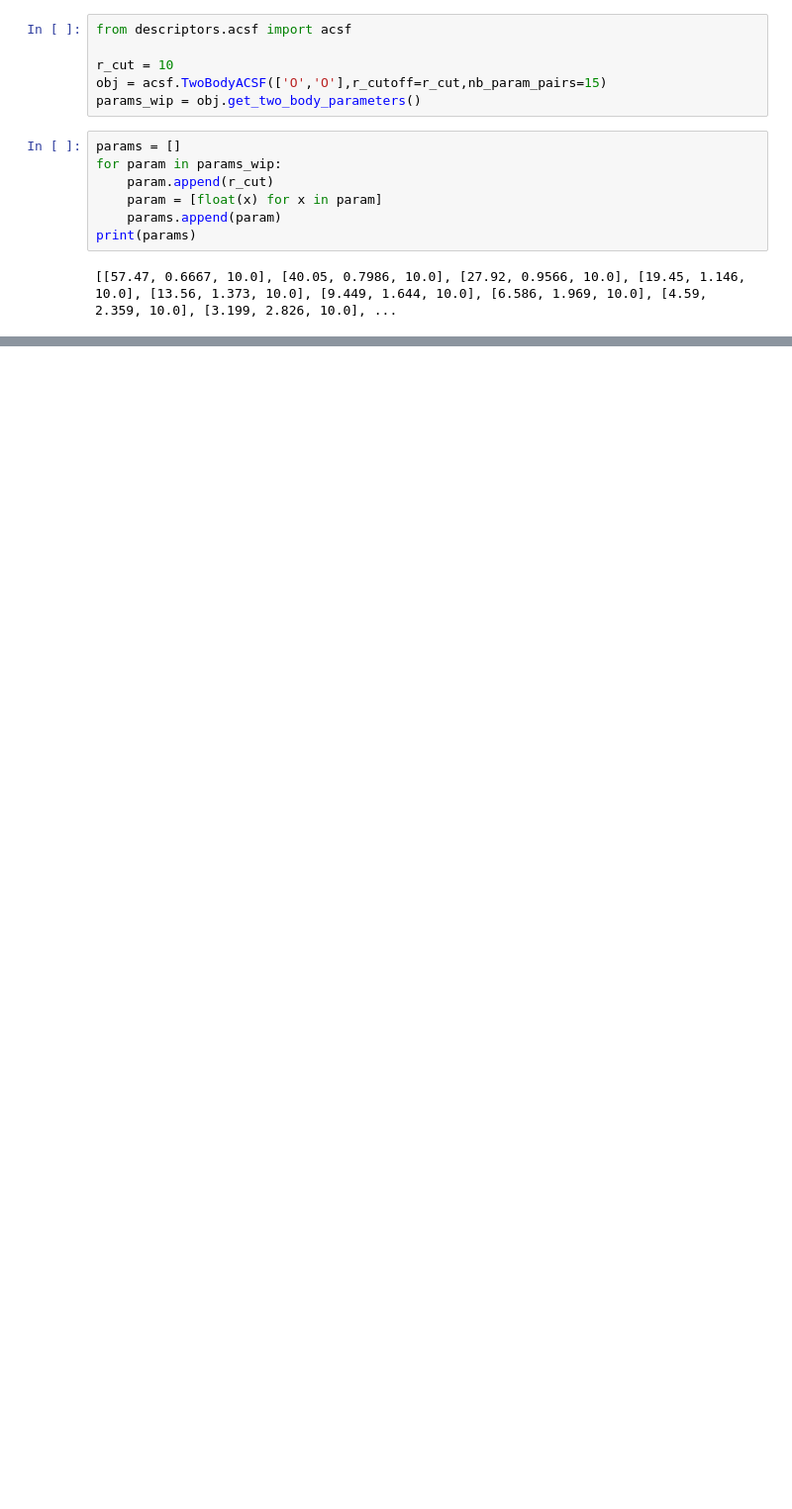
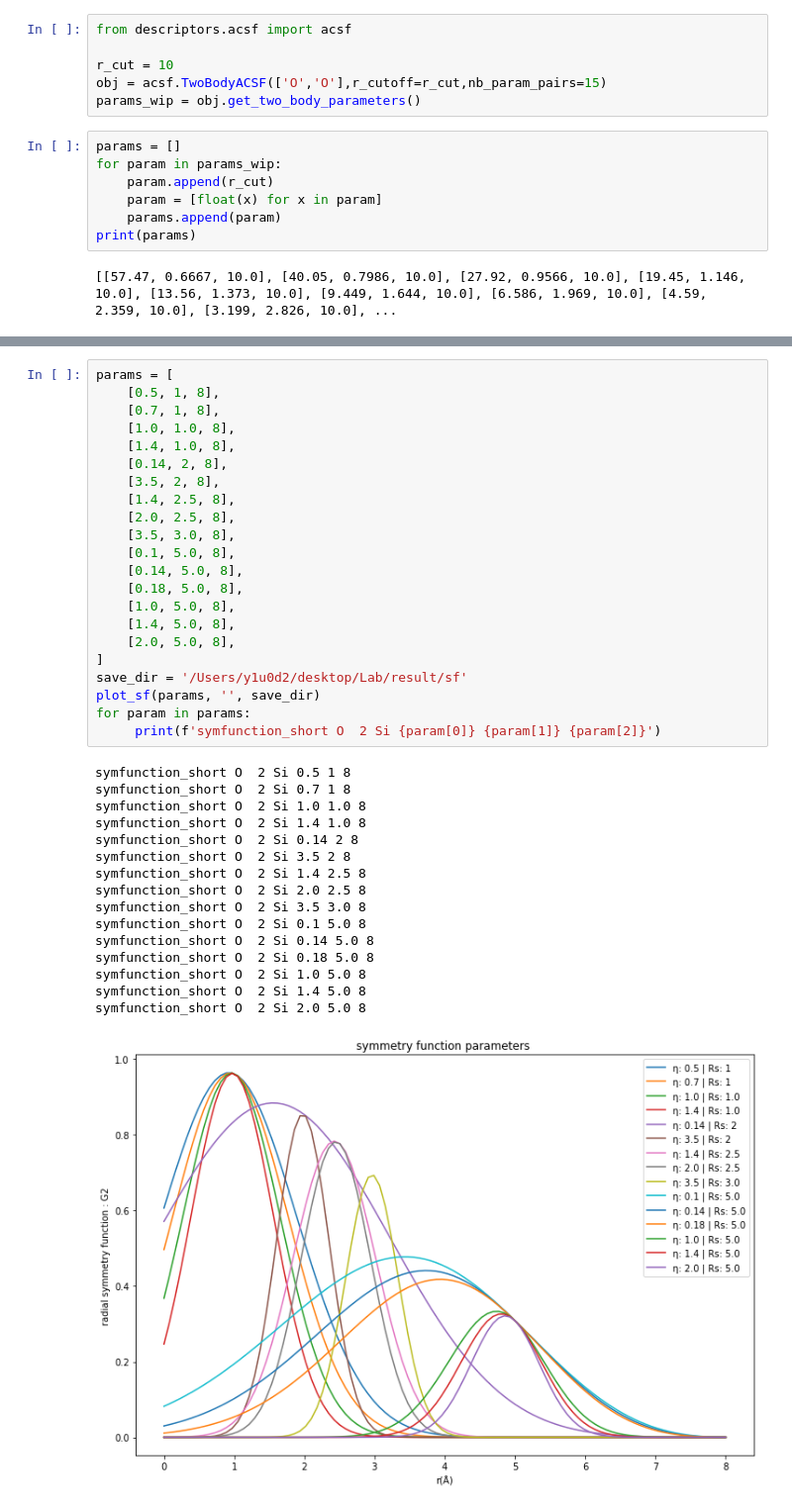
Before and after one commit to y1u0d2a1i/Research, a Jupyter notebook: scripts/descriptors/create_sf_param.ipynb, the cells around one changed output, grey strips where cells are left out. Shown: that part at 99% size. Cells and saved outputs as stored; diff of their text form; blank space fills up the shorter version.

```diff
--- a/scripts/descriptors/create_sf_param.ipynb
+++ b/scripts/descriptors/create_sf_param.ipynb
@@ -42,0 +45,39 @@ plot_sf(params,'O-Si')
+# %%
+params = [
+    [0.5, 1, 8],
+    [0.7, 1, 8],
+    [1.0, 1.0, 8],
+    [1.4, 1.0, 8],
+    [0.14, 2, 8],
+    [3.5, 2, 8],
+    [1.4, 2.5, 8],
+    [2.0, 2.5, 8],
+    [3.5, 3.0, 8],
+    [0.1, 5.0, 8],
+    [0.14, 5.0, 8],
+    [0.18, 5.0, 8],
+    [1.0, 5.0, 8],
+    [1.4, 5.0, 8],
+    [2.0, 5.0, 8],
+]
+save_dir = '/Users/y1u0d2/desktop/Lab/result/sf'
+plot_sf(params, '', save_dir)
+for param in params:
+     print(f'symfunction_short O  2 Si {param[0]} {param[1]} {param[2]}')
+# %% [output]
+symfunction_short O  2 Si 0.5 1 8
+symfunction_short O  2 Si 0.7 1 8
+symfunction_short O  2 Si 1.0 1.0 8
+symfunction_short O  2 Si 1.4 1.0 8
+symfunction_short O  2 Si 0.14 2 8
+symfunction_short O  2 Si 3.5 2 8
+symfunction_short O  2 Si 1.4 2.5 8
+symfunction_short O  2 Si 2.0 2.5 8
+symfunction_short O  2 Si 3.5 3.0 8
+symfunction_short O  2 Si 0.1 5.0 8
+symfunction_short O  2 Si 0.14 5.0 8
+symfunction_short O  2 Si 0.18 5.0 8
+symfunction_short O  2 Si 1.0 5.0 8
+symfunction_short O  2 Si 1.4 5.0 8
+symfunction_short O  2 Si 2.0 5.0 8
+[figure, added]
```
Also changed, not shown: parts of 1 cell of this notebook, 7 other files.
